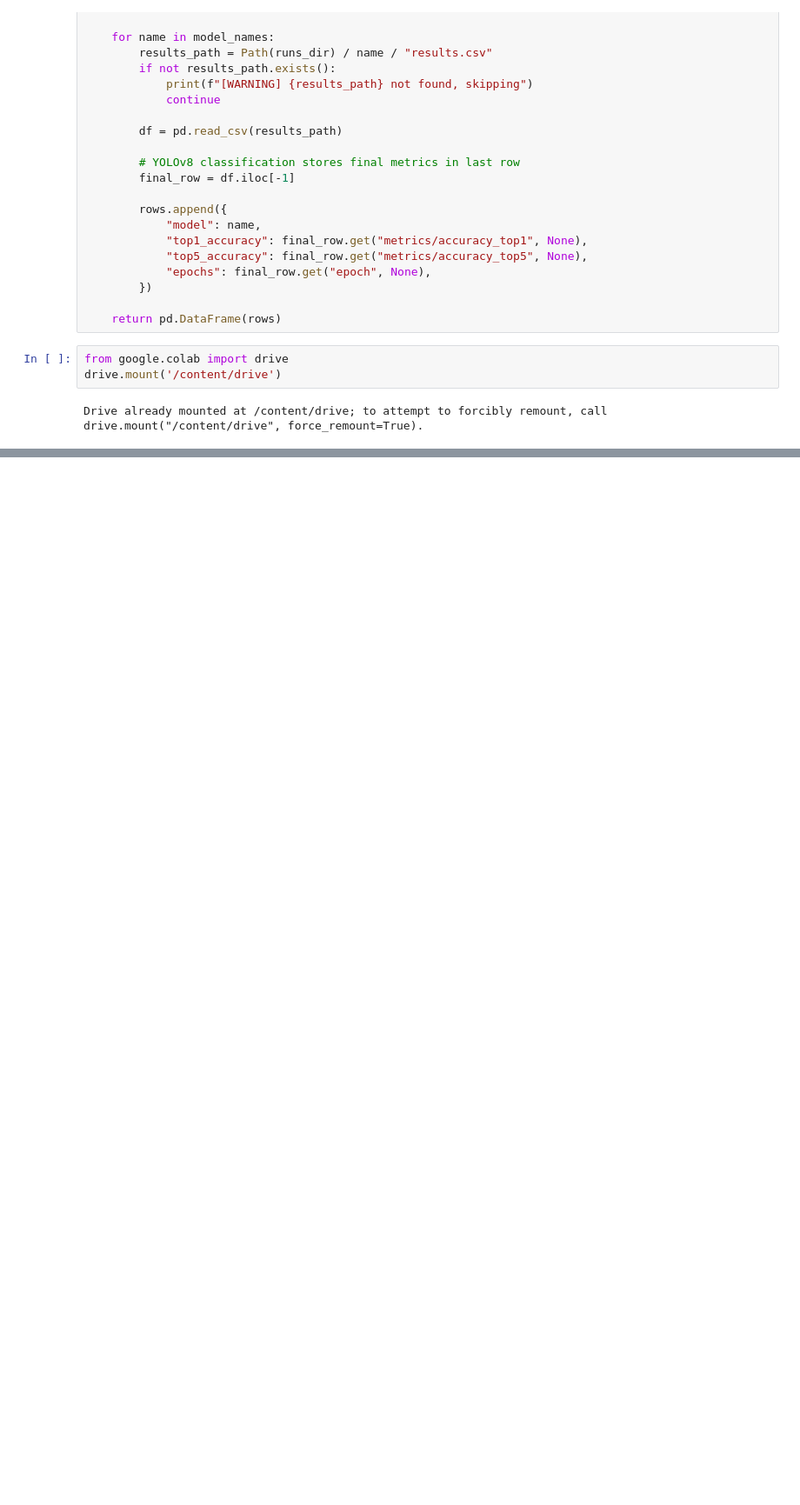
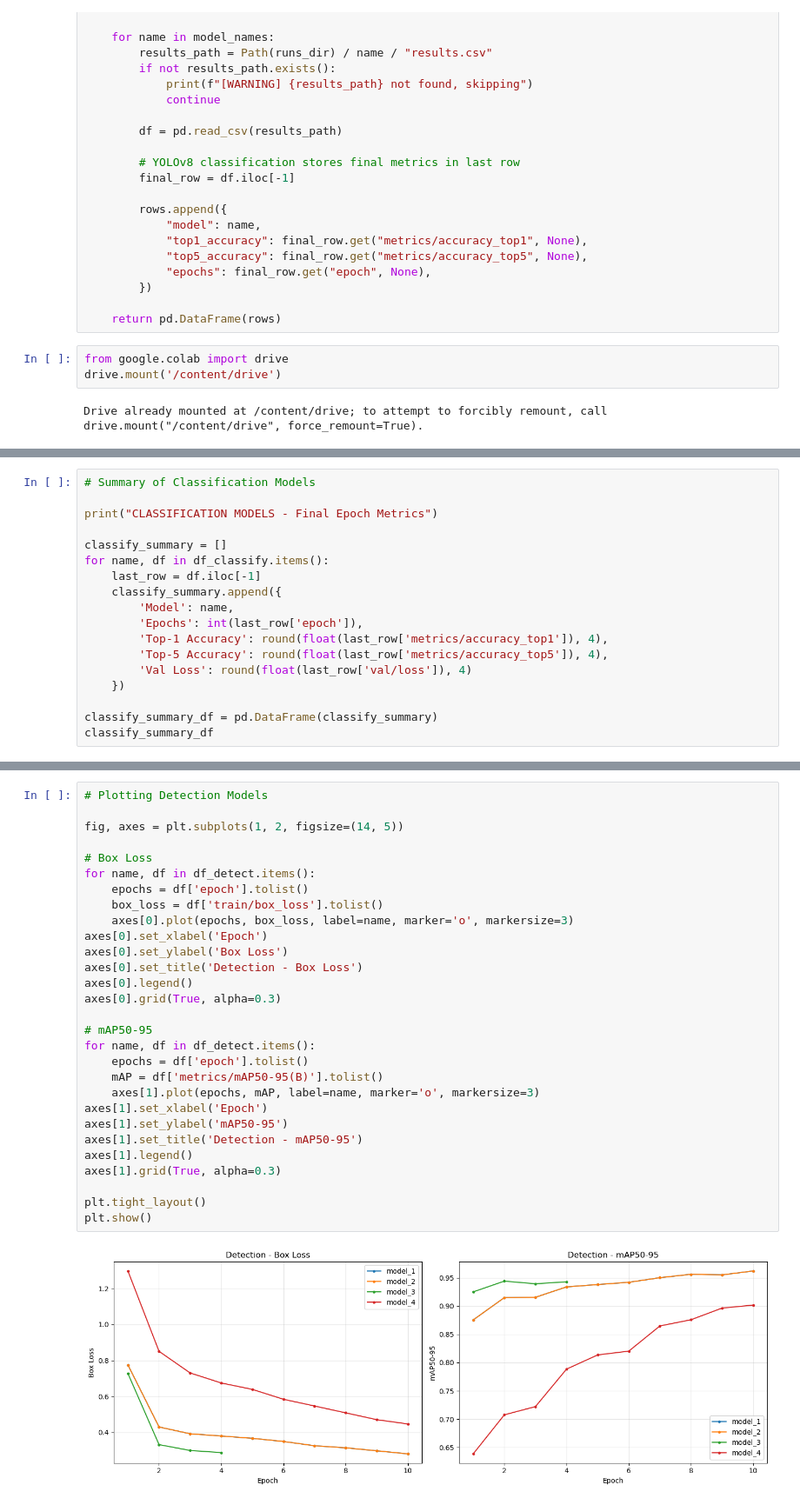
Before and after one commit to amiqdam/capstone4, a Jupyter notebook: Capstone4_Ahmad_Miqdam_Nur_Amany-2.ipynb, the cells around one changed output, grey strips where cells are left out. Shown at 87% size. Saved outputs shown, nothing was run; the diff lists cells and outputs as text; blank space fills up the shorter version.

```diff
--- a/Capstone4_Ahmad_Miqdam_Nur_Amany-2.ipynb
+++ b/Capstone4_Ahmad_Miqdam_Nur_Amany-2.ipynb
@@ -602,0 +622,18 @@ Streamlit / Gradio Interface
+# %%
+# Summary of Classification Models
+
+print("CLASSIFICATION MODELS - Final Epoch Metrics")
+
+classify_summary = []
+for name, df in df_classify.items():
+    last_row = df.iloc[-1]
+    classify_summary.append({
+        'Model': name,
+        'Epochs': int(last_row['epoch']),
+        'Top-1 Accuracy': round(float(last_row['metrics/accuracy_top1']), 4),
+        'Top-5 Accuracy': round(float(last_row['metrics/accuracy_top5']), 4),
+        'Val Loss': round(float(last_row['val/loss']), 4)
+    })
+
+classify_summary_df = pd.DataFrame(classify_summary)
+classify_summary_df
@@ -602,0 +646,31 @@ Streamlit / Gradio Interface
+# %%
+# Plotting Detection Models
+
+fig, axes = plt.subplots(1, 2, figsize=(14, 5))
+
+# Box Loss
+for name, df in df_detect.items():
+    epochs = df['epoch'].tolist()
+    box_loss = df['train/box_loss'].tolist()
+    axes[0].plot(epochs, box_loss, label=name, marker='o', markersize=3)
+axes[0].set_xlabel('Epoch')
+axes[0].set_ylabel('Box Loss')
+axes[0].set_title('Detection - Box Loss')
+axes[0].legend()
+axes[0].grid(True, alpha=0.3)
+
+# mAP50-95
+for name, df in df_detect.items():
+    epochs = df['epoch'].tolist()
+    mAP = df['metrics/mAP50-95(B)'].tolist()
+    axes[1].plot(epochs, mAP, label=name, marker='o', markersize=3)
+axes[1].set_xlabel('Epoch')
+axes[1].set_ylabel('mAP50-95')
+axes[1].set_title('Detection - mAP50-95')
+axes[1].legend()
+axes[1].grid(True, alpha=0.3)
+
+plt.tight_layout()
+plt.show()
+# %% [output]
+[figure, added]
```
Also changed, not shown: parts of 13 cells of this notebook, 4 other files.
